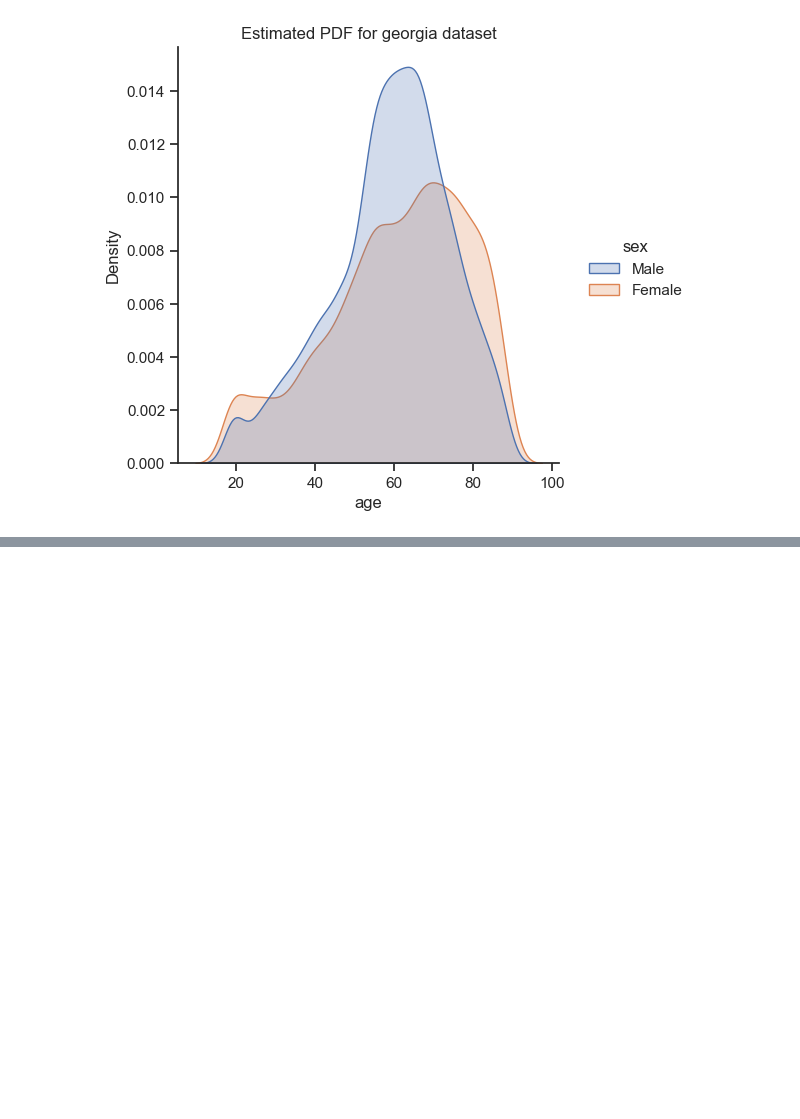
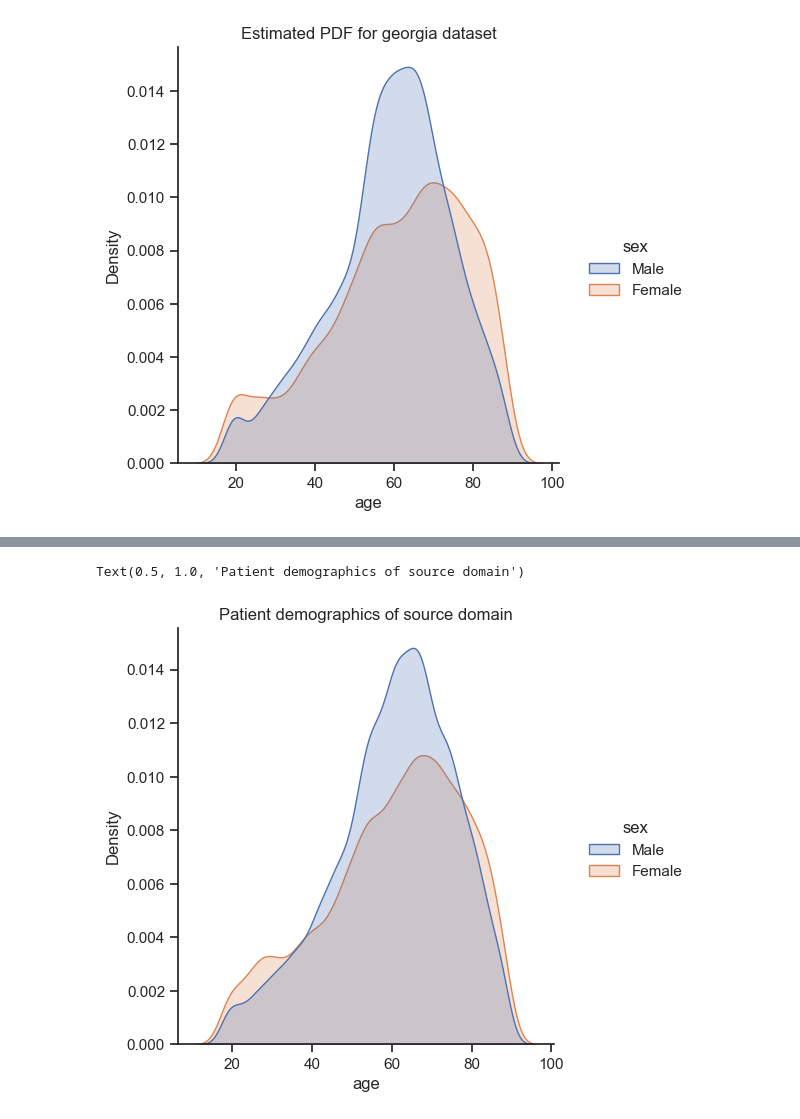
Before and after one commit to ShaunKyle/MisdiagnosisOfAthleteECG, a Jupyter notebook: nbs/PhysioNet2020-datasets.ipynb, the cells around one changed output, grey strips where cells are left out. Saved outputs shown, nothing was run; the diff lists cells and outputs as text; code cells hidden in the pictures; blank space fills up the shorter version.

```diff
--- a/nbs/PhysioNet2020-datasets.ipynb
+++ b/nbs/PhysioNet2020-datasets.ipynb
@@ -389,0 +403,2 @@ Text(0.5, 1.0, 'Estimated PDF for georgia dataset')
+# %%
+big_df = pd.concat([ptbxl_df, georgia_df, cpsc_df, cpscextra_df], ignore_index=True)
@@ -389,0 +414,6 @@ Text(0.5, 1.0, 'Estimated PDF for georgia dataset')
+# %%
+sns.displot(big_df, x="age", hue="sex", kind="kde", fill=True, bw_adjust=1)
+plt.title("Patient demographics of source domain")
+# %% [output]
+Text(0.5, 1.0, 'Patient demographics of source domain')
+[figure, added]
```
Also changed, not shown: parts of 15 cells of this notebook.
